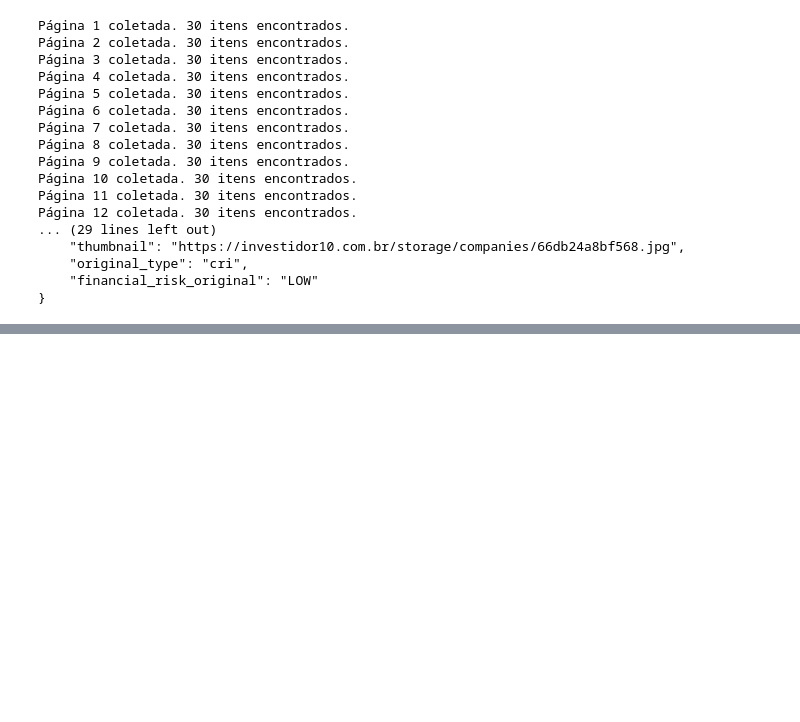
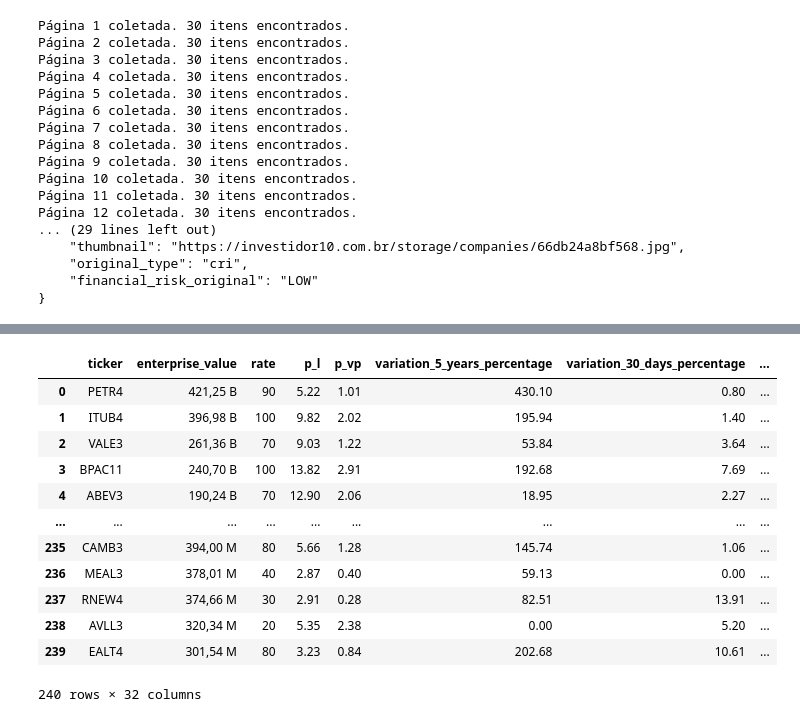
Before and after one commit to Guigarciarosa/InvestiPro, a Jupyter notebook: pipeline/notebooks/elt.ipynb, the cells around one changed output, grey strips where cells are left out. Cells and saved outputs as stored; diff of their text form; code cells hidden in the pictures; blank space fills up the shorter version.

```diff
--- a/pipeline/notebooks/elt.ipynb
+++ b/pipeline/notebooks/elt.ipynb
@@ -108,0 +440,16 @@ pd.DataFrame data
+# %%
+acoes
+# %% [output]
+|  | ticker | enterprise_value | rate | p_l | p_vp | variation_5_years_percentage | variation_30_days_percentage | ... |
+| 0 | PETR4 | 421,25 B | 90 | 5.22 | 1.01 | 430.10 | 0.80 | ... |
+| 1 | ITUB4 | 396,98 B | 100 | 9.82 | 2.02 | 195.94 | 1.40 | ... |
+| 2 | VALE3 | 261,36 B | 70 | 9.03 | 1.22 | 53.84 | 3.64 | ... |
+| 3 | BPAC11 | 240,70 B | 100 | 13.82 | 2.91 | 192.68 | 7.69 | ... |
+| 4 | ABEV3 | 190,24 B | 70 | 12.90 | 2.06 | 18.95 | 2.27 | ... |
+| ... | ... | ... | ... | ... | ... | ... | ... | ... |
+| 235 | CAMB3 | 394,00 M | 80 | 5.66 | 1.28 | 145.74 | 1.06 | ... |
+| 236 | MEAL3 | 378,01 M | 40 | 2.87 | 0.40 | 59.13 | 0.00 | ... |
+| 237 | RNEW4 | 374,66 M | 30 | 2.91 | 0.28 | 82.51 | 13.91 | ... |
+| 238 | AVLL3 | 320,34 M | 20 | 5.35 | 2.38 | 0.00 | 5.20 | ... |
+| 239 | EALT4 | 301,54 M | 80 | 3.23 | 0.84 | 202.68 | 10.61 | ... |
+240 rows × 32 columns
```
Also changed, not shown: parts of 20 cells of this notebook, 1 other file.
